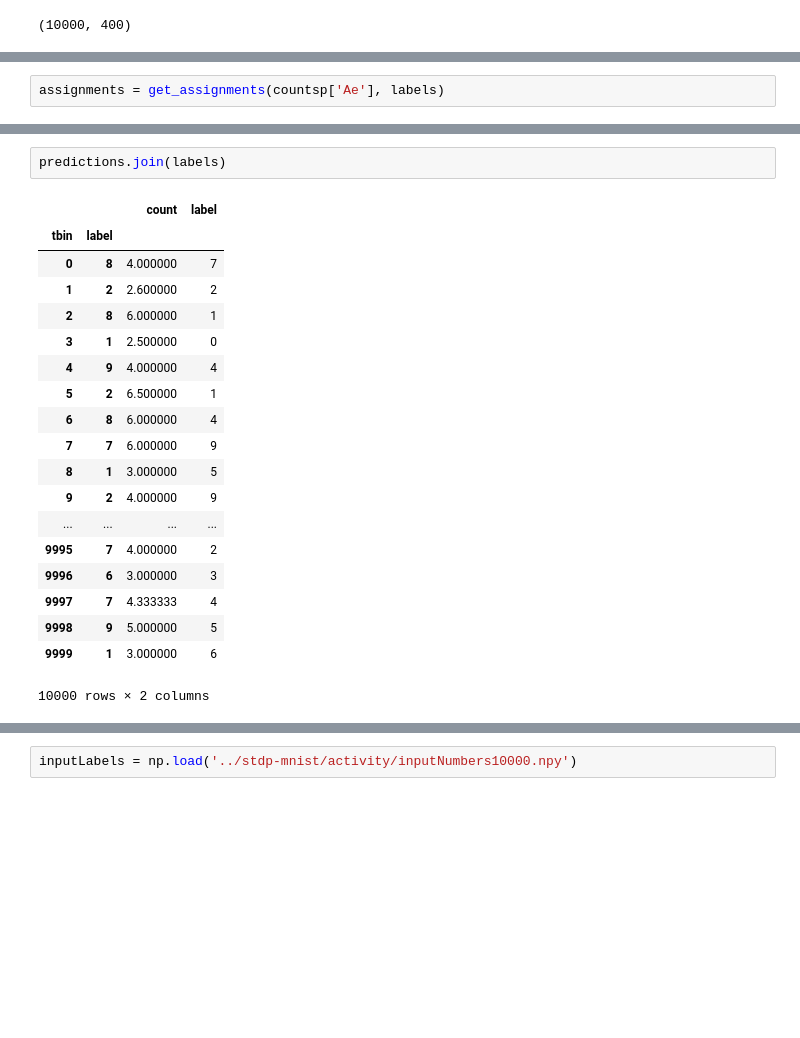
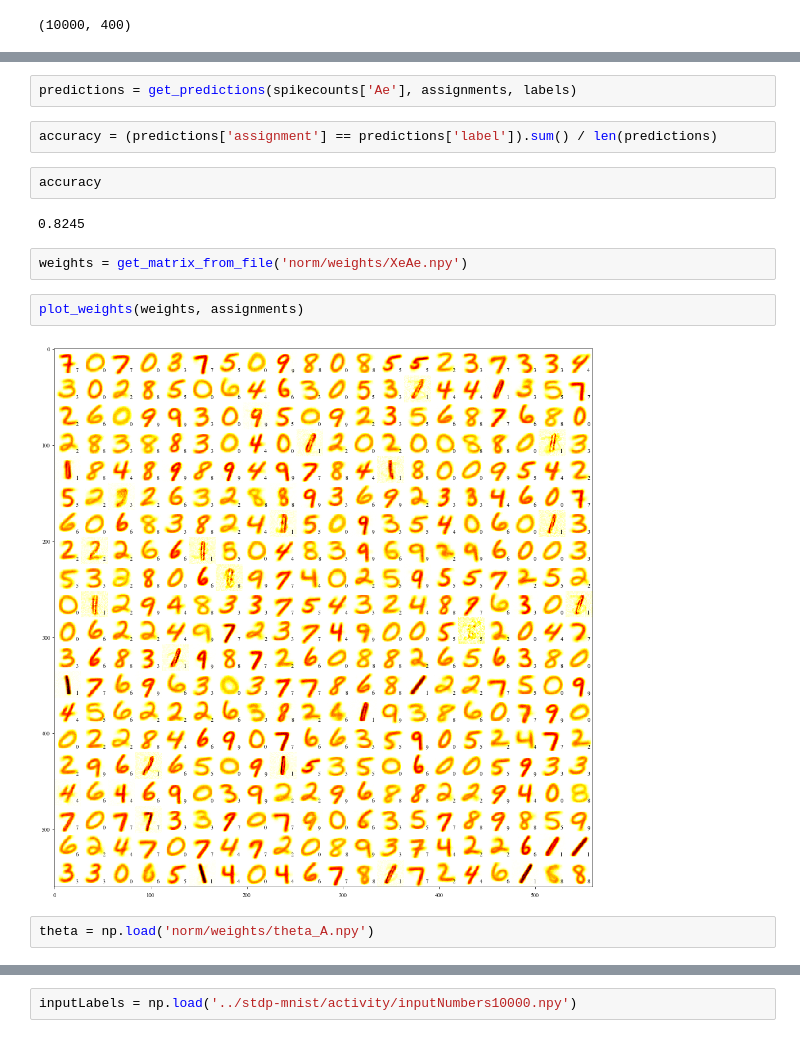
Before and after one commit to sdpenguin/Brian2STDPMNIST, a Jupyter notebook: analyse.ipynb, the cells around one changed output, grey strips where cells are left out. Saved outputs shown, nothing was run; the diff lists cells and outputs as text; blank space fills up the shorter version.

```diff
--- a/analyse.ipynb
+++ b/analyse.ipynb
@@ -182,2 +199,0 @@ def get_assignments(counts, labels):
-# %%
-assignments = get_assignments(countsp['Ae'], labels)
@@ -259,22 +200,16 @@ predictions
-# %%
-predictions.join(labels)
-# %% [output]
-|  |  | count | label |
-| tbin | label |  |  |
-| 0 | 8 | 4.000000 | 7 |
-| 1 | 2 | 2.600000 | 2 |
-| 2 | 8 | 6.000000 | 1 |
-| 3 | 1 | 2.500000 | 0 |
-| 4 | 9 | 4.000000 | 4 |
-| 5 | 2 | 6.500000 | 1 |
-| 6 | 8 | 6.000000 | 4 |
-| 7 | 7 | 6.000000 | 9 |
-| 8 | 1 | 3.000000 | 5 |
-| 9 | 2 | 4.000000 | 9 |
-| ... | ... | ... | ... |
-| 9995 | 7 | 4.000000 | 2 |
-| 9996 | 6 | 3.000000 | 3 |
-| 9997 | 7 | 4.333333 | 4 |
-| 9998 | 9 | 5.000000 | 5 |
-| 9999 | 1 | 3.000000 | 6 |
-10000 rows × 2 columns
+# %%
+predictions = get_predictions(spikecounts['Ae'], assignments, labels)
+# %%
+accuracy = (predictions['assignment'] == predictions['label']).sum() / len(predictions)
+# %%
+accuracy
+# %% [output]
+0.8245
+# %%
+weights = get_matrix_from_file('norm/weights/XeAe.npy')
+# %%
+plot_weights(weights, assignments)
+# %% [output]
+[figure, added]
+# %%
+theta = np.load('norm/weights/theta_A.npy')
```
Also changed, not shown: parts of 40 cells of this notebook, 3 other files.
